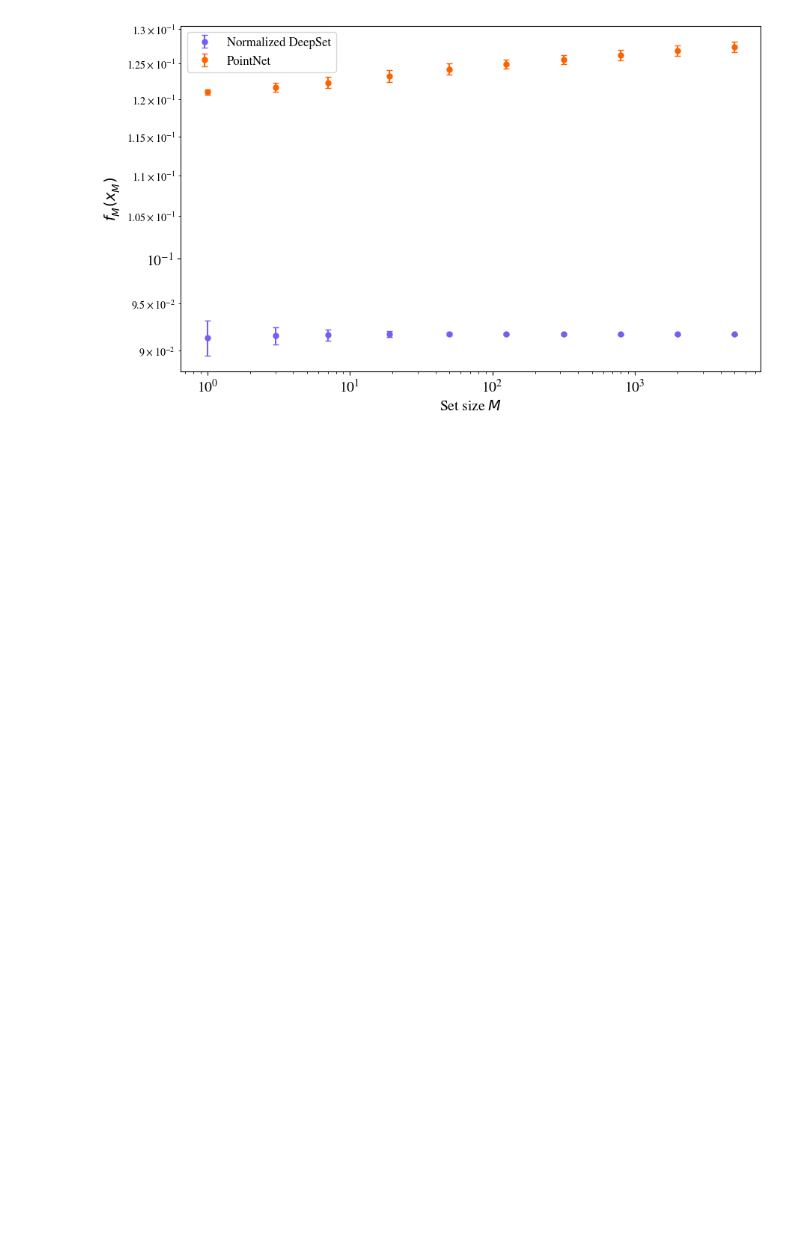
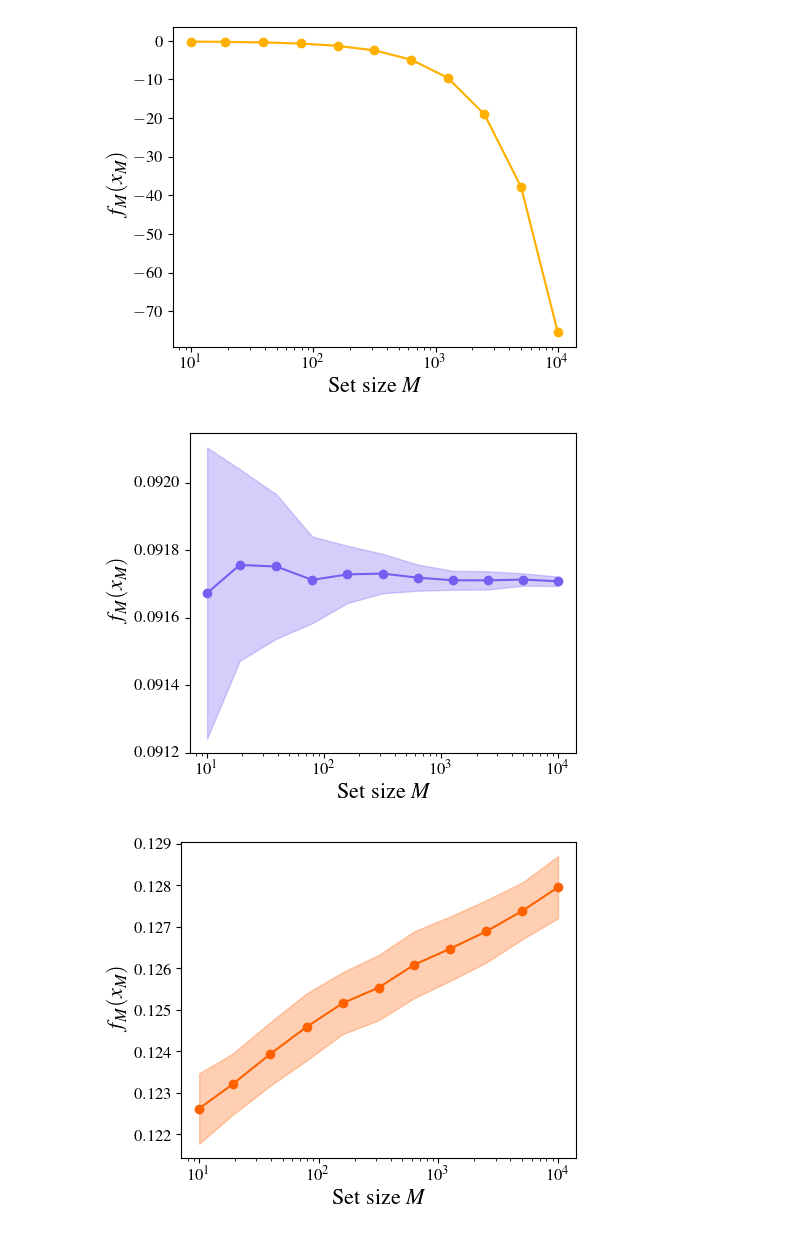
Before and after one commit to yuxinma98/transferring_transferability, a Jupyter notebook: DeepSet/transferability.ipynb, the cells around one changed output. Cells and saved outputs as stored; diff of their text form; code cells hidden in the pictures; blank space fills up the shorter version.

```diff
--- a/DeepSet/transferability.ipynb
+++ b/DeepSet/transferability.ipynb
@@ -74,26 +93,42 @@ findfont: Generic family 'cursive' not found because none of the following famil
-# %%
-fig, ax = plt.subplots(figsize=(10, 6))
-models = [ "Normalized DeepSet", "PointNet"]
-for model_name in models:
-    ax.errorbar(
-        n_range,
-        [abs(outputs[model_name][i].mean(dim=0).squeeze()) for i in range(len(n_range))],
-        [abs(outputs[model_name][i].std(dim=0).squeeze()) for i in range(len(n_range))],
-        fmt="o",
-        capsize=3,
-        markersize=5,
-        color=color_dict[model_name],
-        label=model_name,
-    )
-ax.set_xscale("log")
-ax.set_yscale("log")
-ax.set_xlabel("Set size $M$", fontsize=14)
-ax.set_ylabel("$f_M(x_M)$", fontsize=14)
-ax.legend(fontsize=12)
-ax.tick_params(axis="both", which="major", labelsize=14)
-plt.show()
-# %% [output]
-[figure, removed]
+# %%
+# plot
+for model_name, color in color_dict.items():
+    plt.figure(figsize=(5, 4))
+    plt.plot(
+        n_range,
+        [float(outputs[model_name][i].mean(dim=0).squeeze()) for i in range(len(n_range))],
+        "o-",
+        color=color,
+    )
+    plt.fill_between(
+        n_range,
+        [
+            float(outputs[model_name][i].mean(dim=0).squeeze())
+            - float(outputs[model_name][i].std(dim=0).squeeze())
+            for i in range(len(n_range))
+        ],
+        [
+            float(outputs[model_name][i].mean(dim=0).squeeze())
+            + float(outputs[model_name][i].std(dim=0).squeeze())
+            for i in range(len(n_range))
+        ],
+        color=color,
+        alpha=0.3,
+    )
+    plt.xscale("log")
+    plt.xlabel(r"Set size $M$", fontsize=16)
+    plt.ylabel(r"$f_M(x_M)$", fontsize=16)
+    plt.tick_params(axis="both", which="major", labelsize=12)
+    plt.tight_layout()
+    plt.savefig(
+        CURRENT_DIR
+        + f"/log/transferability/{model_name.lower().replace(' ', '_')}_transferability_outputs.pdf"
+    )
+    plt.show()
+# %% [output]
+[figure, added]
+[figure, added]
+[figure, added]
 # %%
 import numpy as np
 import scipy.integrate as spi
```
Also changed, not shown: parts of 3 cells of this notebook, 2 other files.
